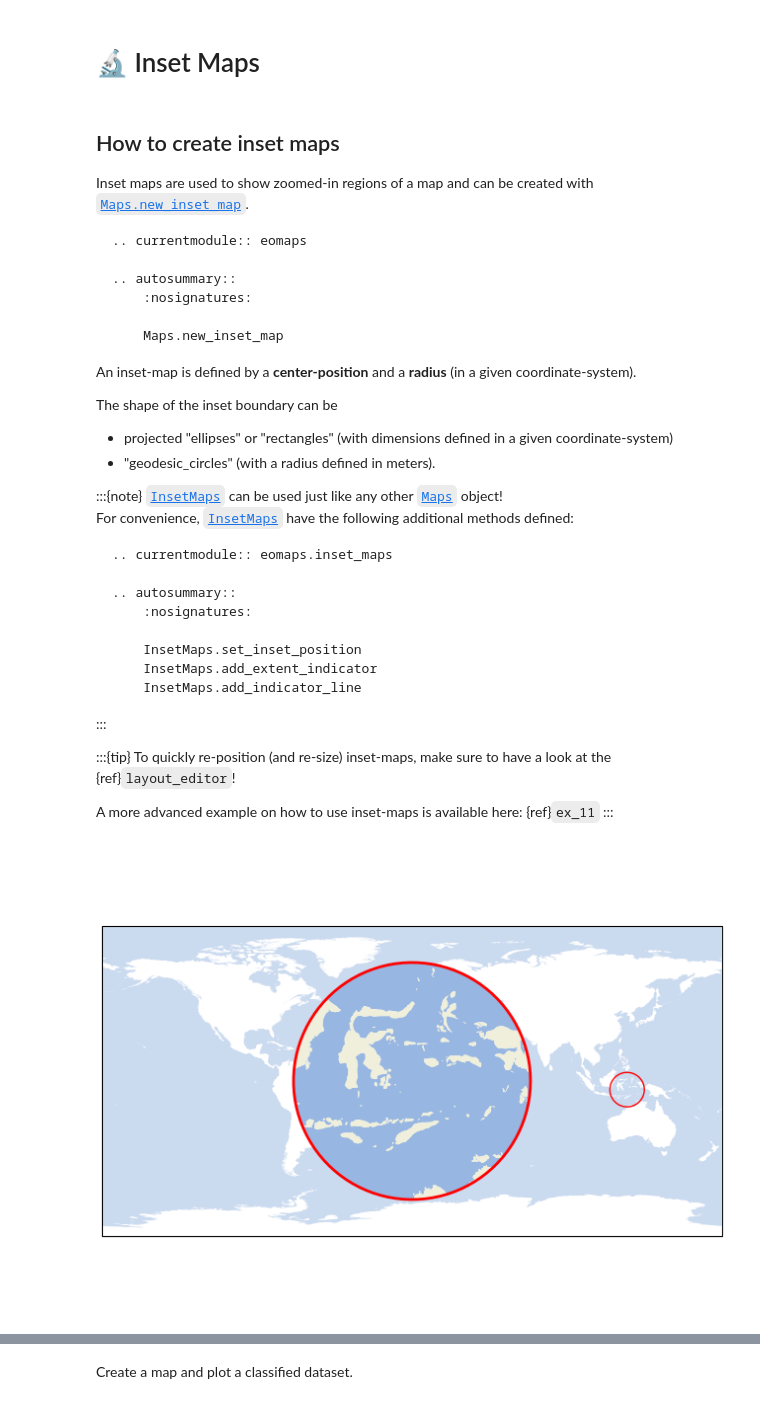
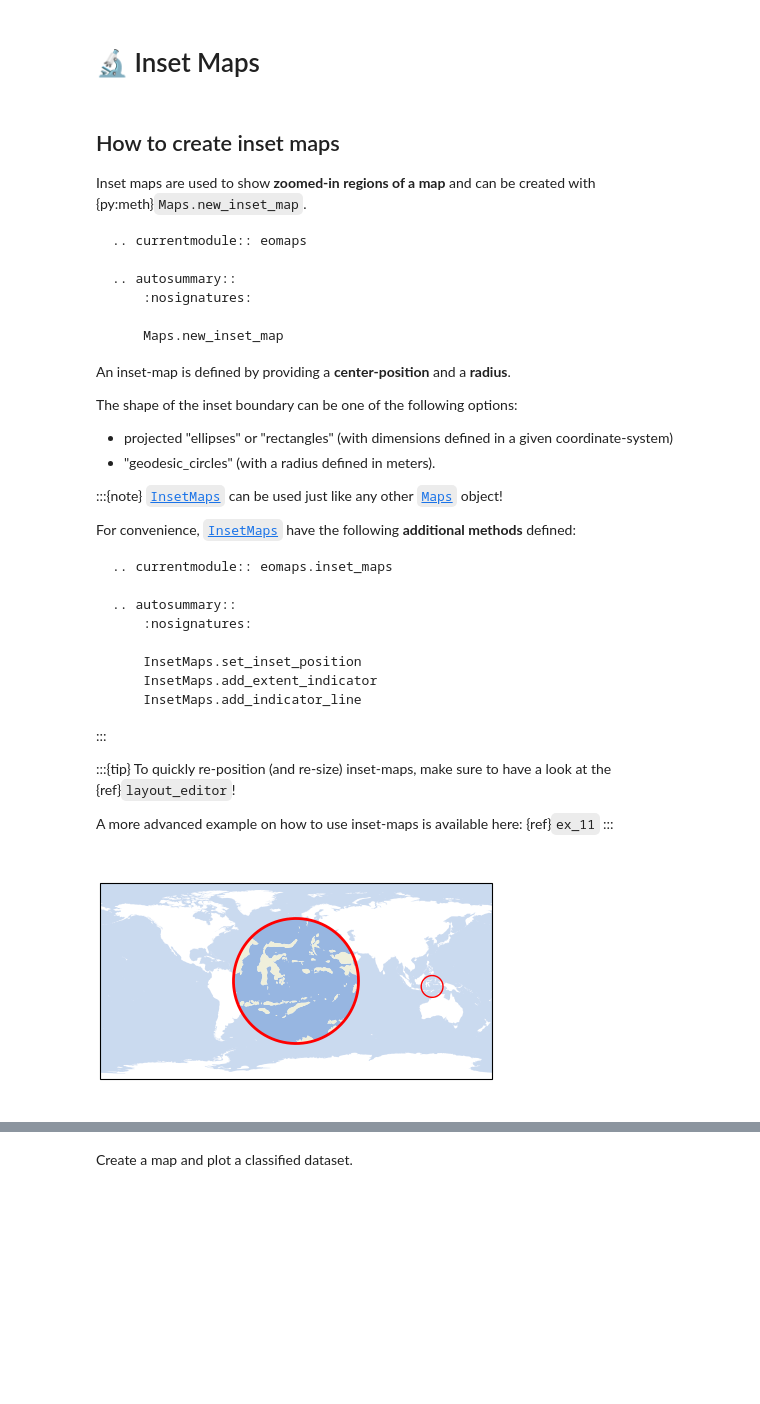
Before and after one commit to raphaelquast/EOmaps, a Jupyter notebook: docs/notebooks/inset_maps.ipynb, the cells around one changed output, grey strips where cells are left out. Drawn from its saved outputs; the diff is of its cells as text; code cells hidden in the pictures; blank space fills up the shorter version.

````diff
--- a/docs/notebooks/inset_maps.ipynb
+++ b/docs/notebooks/inset_maps.ipynb
@@ -6,7 +6,7 @@ warnings.filterwarnings("ignore")
 # %% [markdown]
 ## How to create inset maps
 
-Inset maps are used to show zoomed-in regions of a map and can be created with [`Maps.new_inset_map`](eomaps.Maps.new_inset_map).
+Inset maps are used to show **zoomed-in regions of a map** and can be created with {py:meth}`Maps.new_inset_map`.
 
 ```{eval-rst}
 .. currentmodule:: eomaps
@@ -18,16 +18,17 @@ Inset maps are used to show zoomed-in regions of a map and can be created with [
 ```
 
 
-An inset-map is defined by a **center-position** and a **radius** (in a given coordinate-system).
+An inset-map is defined by providing a **center-position** and a **radius**.
 
-The shape of the inset boundary can be
+The shape of the inset boundary can be one of the following options:
 - projected "ellipses" or "rectangles" (with dimensions defined in a given coordinate-system)
 - "geodesic_circles" (with a radius defined in meters).
 
 
 :::{note}
 [`InsetMaps`](eomaps.inset_maps.InsetMaps) can be used just like any other [`Maps`](eomaps.Maps) object!
-For convenience, [`InsetMaps`](eomaps.inset_maps.InsetMaps) have the following additional methods defined:
+
+For convenience, [`InsetMaps`](eomaps.inset_maps.InsetMaps) have the following **additional methods** defined:
 
 ```{eval-rst}
 .. currentmodule:: eomaps.inset_maps
@@ -48,13 +49,15 @@ A more advanced example on how to use inset-maps is available here: {ref}`ex_11`
 :::
 # %%
 from eomaps import Maps
-m = Maps()
+m = Maps(figsize=(4, 2.5))
 m.add_feature.preset.ocean(alpha=0.5)
-mi = m.new_inset_map(xy=(125, -5), radius=10)
-mi.add_feature.preset("ocean", "land")
+
+mi = m.new_inset_map(xy=(125, -5), radius=10)   # create a new inset-map
+mi.add_feature.preset("ocean", "land")          # populate the inset-map with some features
+
 m.show()
 # %% [output]
-[figure, old version]
+[figure, new version]
 # %% [markdown]
 There are many ways to customize the appearance of an inset-map.
 
````
Also changed, not shown: parts of 4 cells of this notebook.
